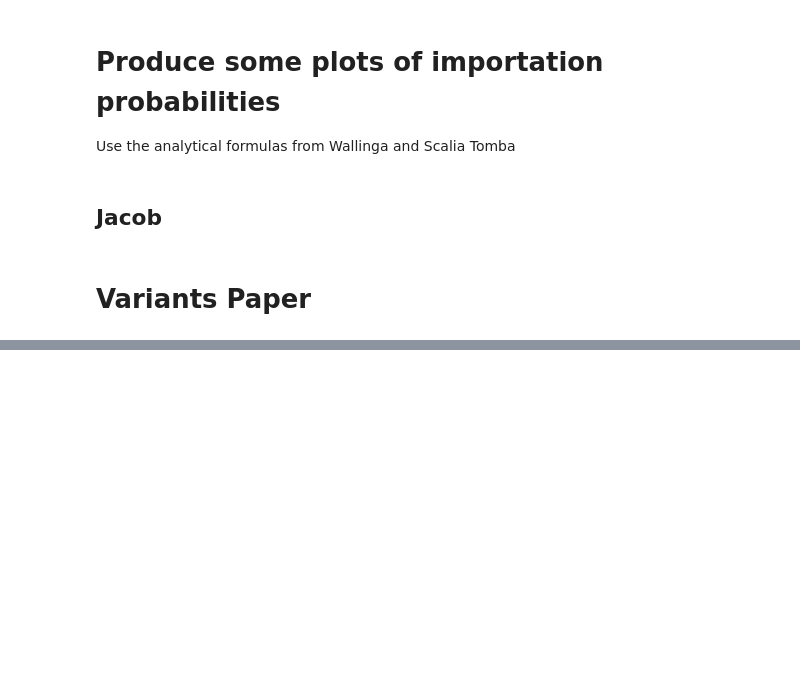
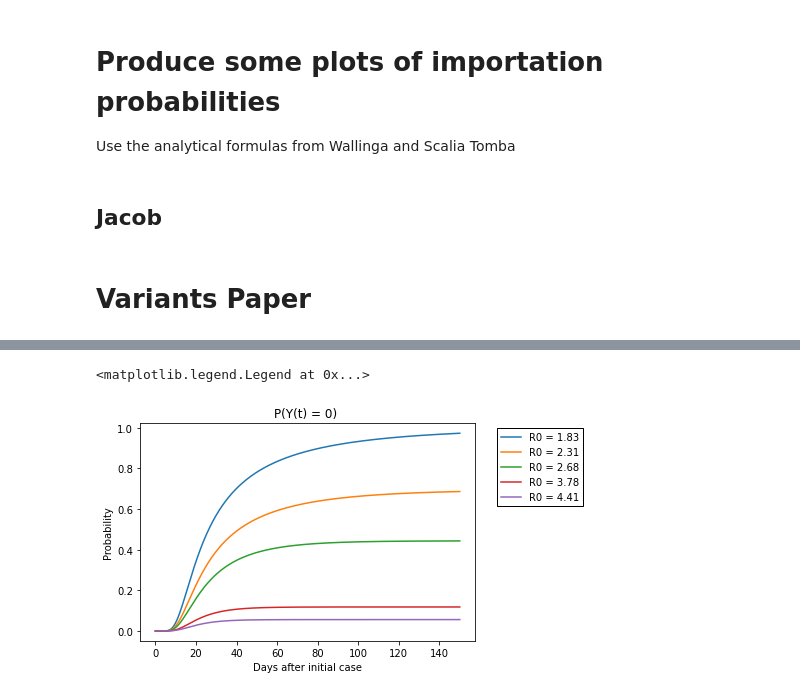
Before and after one commit to JCurran-Sebastian/BPs_for_VoC, a Jupyter notebook: Stochastic_Invasion_BPs_v1.ipynb, the cells around one changed output, grey strips where cells are left out. Cells and saved outputs as stored; diff of their text form; code cells hidden in the pictures; blank space fills up the shorter version.

```diff
--- a/Stochastic_Invasion_BPs_v1.ipynb
+++ b/Stochastic_Invasion_BPs_v1.ipynb
@@ -304,3 +309,16 @@ plt.legend(loc=2, bbox_to_anchor=(1.05, 1), framealpha=1., edgecolor='black', fa
+# %%
+for r, Reff in enumerate(Reff_vec):
+    RV = Reff*rtrans_variant
+    plt.plot(time, q_mat[r, :], label = "R0 = " + str(np.round(RV, 2)))
+
+plt.title("P(Y(t) = 0) ") # Y(t) is process for an individual lineage to go extinct without immigration
+plt.xlabel("Days after initial case")
+plt.ylabel("Probability")
+plt.savefig("./pnocases_R0=" + str(RV) + ".pdf")
+plt.legend(loc=2, bbox_to_anchor=(1.05, 1), framealpha=1., edgecolor='black', fancybox=False)
+# %% [output]
+<matplotlib.legend.Legend at 0x...>
+[figure, added]
 # %%
 # Mean over time
 
```
Also changed, not shown: parts of 12 cells of this notebook.
